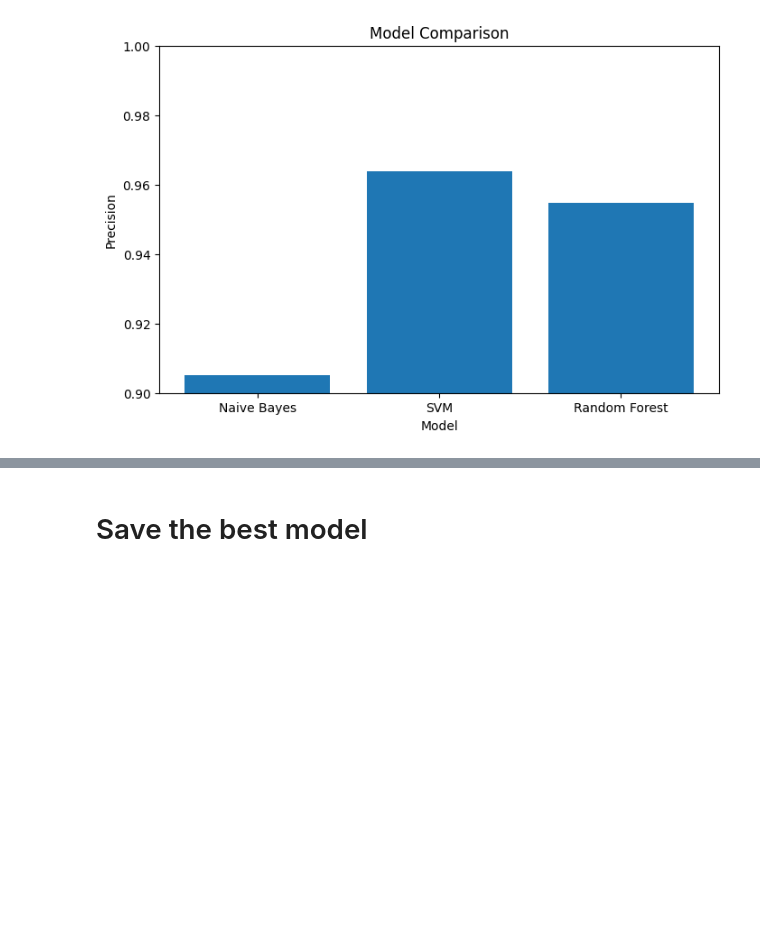
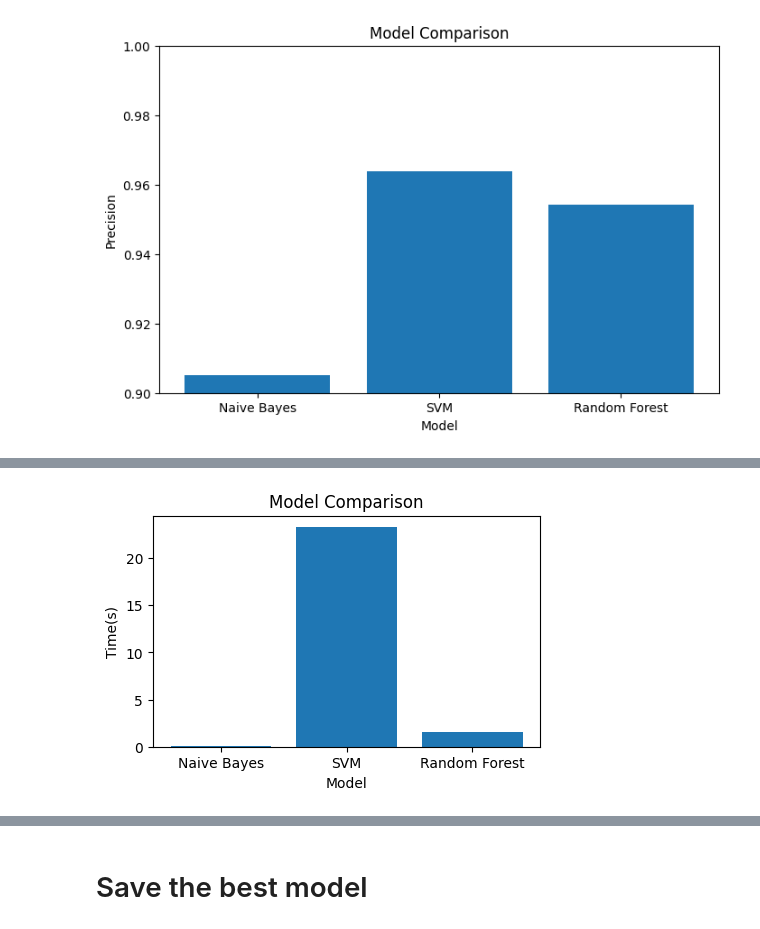
Before and after one commit to Tada-124880/CP_project, a Jupyter notebook: spamemail.ipynb, the cells around one changed output, grey strips where cells are left out. Cells and saved outputs as stored; diff of their text form; code cells hidden in the pictures; blank space fills up the shorter version.

```diff
--- a/spamemail.ipynb
+++ b/spamemail.ipynb
@@ -383 +492,10 @@ plt.show()
+# %%
+plt.figure(figsize=(5, 3))
+plt.bar(results_time.keys(), results_time.values())
+plt.title('Model Comparison')
+plt.xlabel('Model')
+plt.ylabel('Time(s)')
+plt.show()
+# %% [output]
+[figure, added]
 # %% [markdown]
```
Also changed, not shown: parts of 23 cells of this notebook.
